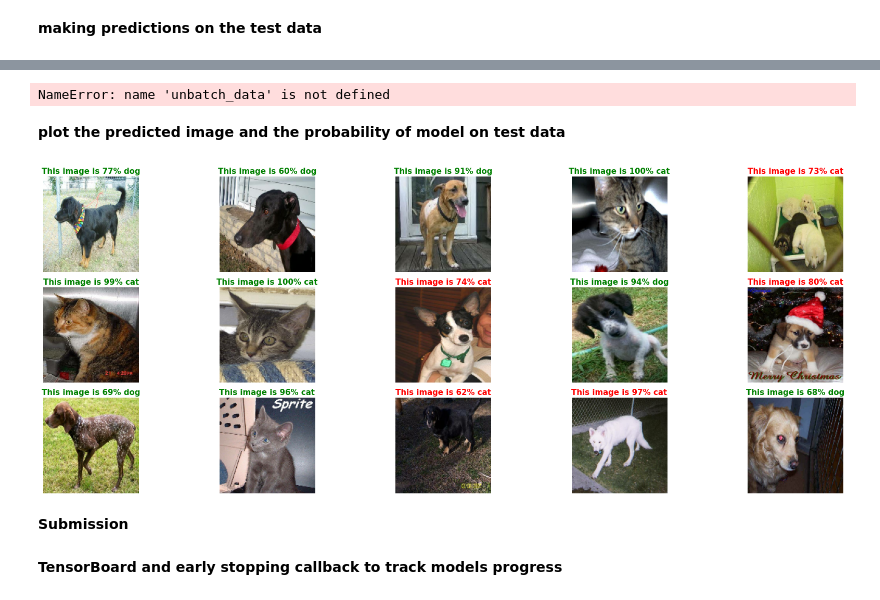
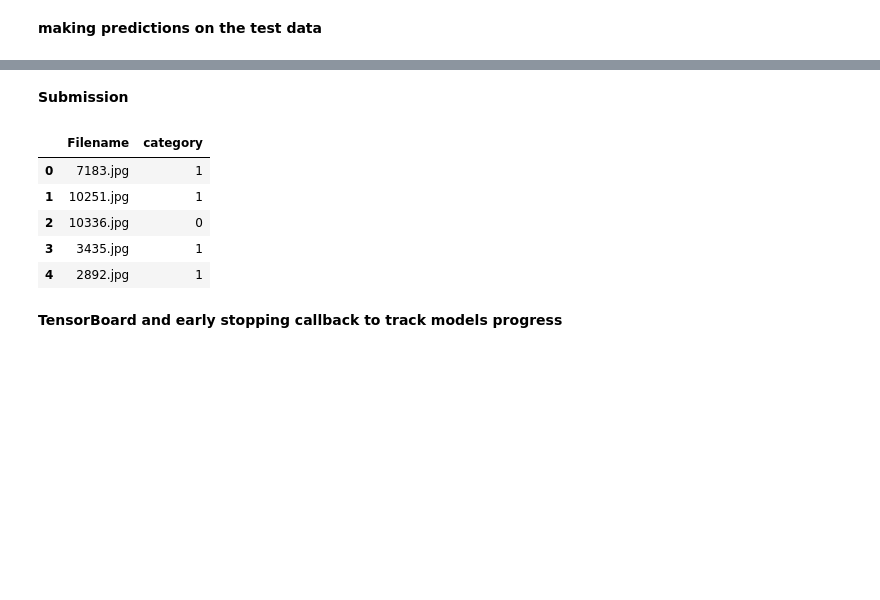
Before and after one commit to hardeybisey/Dog_Cat_Image_Classification, a Jupyter notebook: dog-cat-classification-with-CNN.ipynb, the cells around one changed output, grey strips where cells are left out. Cells and saved outputs as stored; diff of their text form; code cells hidden in the pictures; blank space fills up the shorter version.

```diff
--- a/dog-cat-classification-with-CNN.ipynb
+++ b/dog-cat-classification-with-CNN.ipynb
@@ -349,5 +389,5 @@ Loading model from: /models/20230103-185025_.h5...
 # %%
-test_path = '/tmp/test/'
+test_path = '/content/test1/'
 test_dir = []
 for subdir, dirs, files in os.walk(test_path):
     for file in files:
@@ -363,5 +403,5 @@ creating test data batches...
 # %% [markdown]
 **making predictions on the test data**
 # %%
-pred_prob = loaded_model.predict(test_data)
+test_pred = loaded_model.predict(test_data)
 # %% [output]
@@ -372,12 +409,2 @@ pred_prob = loaded_model.predict(test_data)
-# %%
- pred_images = unbatch_data(test_data,test=True)
-# %% [output]
-NameError: name 'unbatch_data' is not defined
-# %% [markdown]
-**plot the predicted image and the probability of model on test data**
-# %%
-plot_pred(pred_prob,pred_labels,pred_images,num=15,nrows=3,ncols=5)
-# %% [output]
-[figure, removed]
 # %% [markdown]
 **Submission**
@@ -388,0 +411,14 @@ df['category'] = np.where(predict > threshold, 1,0)
+# %%
+data = {'Filename':test_dir,
+        'category': [get_pred_label((i,x)) for i,x in test_pred]}
+df = pd.DataFrame(data)
+df['Filename'] = df['Filename'].map(lambda x : x.split('/')[3])
+df['category'] = df['category'].map({'cat': 0, 'dog': 1})
+df.head()
+# %% [output]
+|  | Filename | category |
+| 0 | 7183.jpg | 1 |
+| 1 | 10251.jpg | 1 |
+| 2 | 10336.jpg | 0 |
+| 3 | 3435.jpg | 1 |
+| 4 | 2892.jpg | 1 |
```
Also changed, not shown: parts of 38 cells of this notebook.
